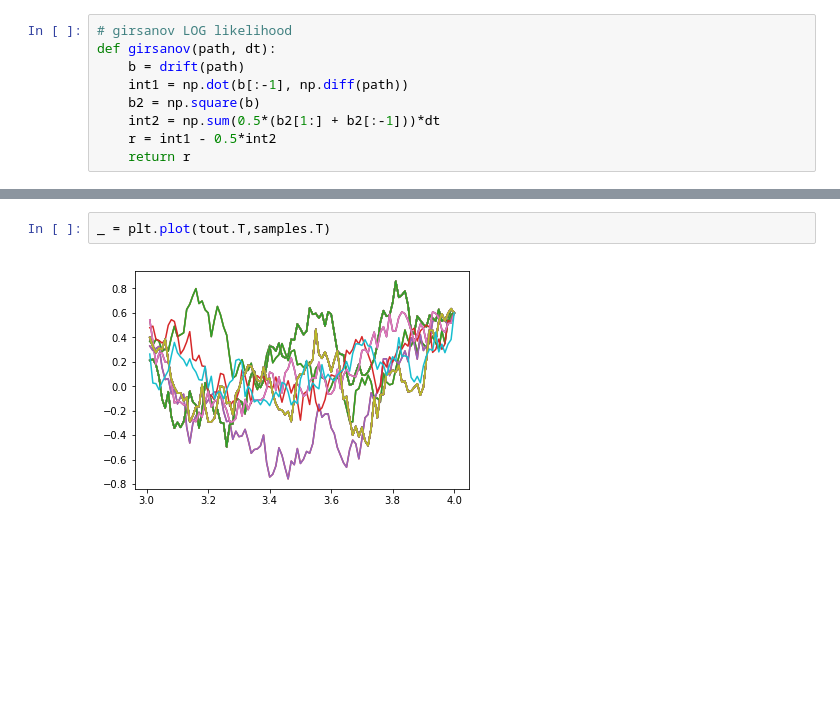
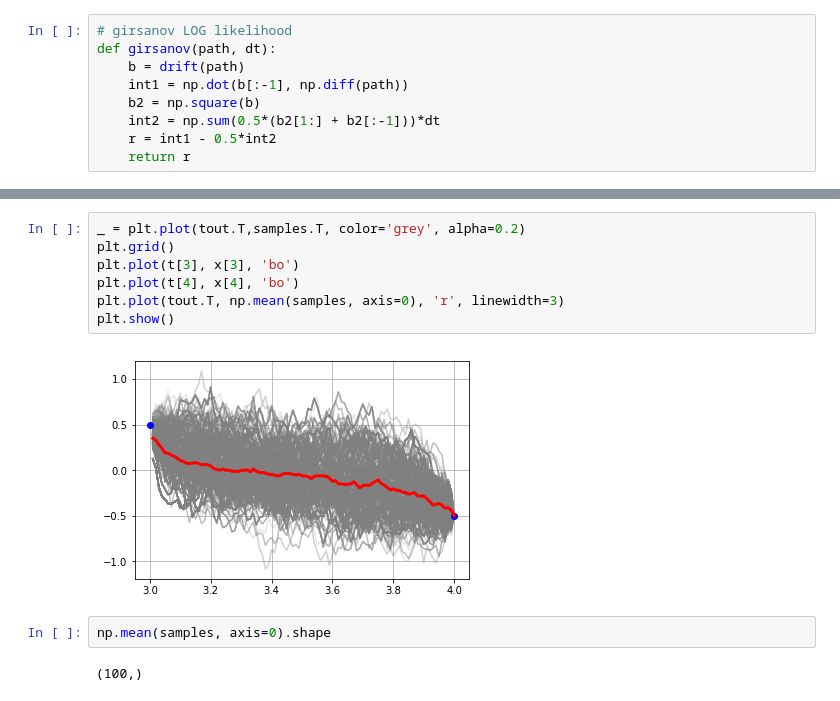
Before and after one commit to hbhat4000/pathsamp, a Jupyter notebook: newbridge/diffbridge1d.ipynb, the cells around one changed output, grey strips where cells are left out. Cells and saved outputs as stored; diff of their text form; blank space fills up the shorter version.

```diff
--- a/newbridge/diffbridge1d.ipynb
+++ b/newbridge/diffbridge1d.ipynb
@@ -127,4 +131,13 @@ Acceptance rate post burn-in: 0.14
-# %%
-_ = plt.plot(tout.T,samples.T)
-# %% [output]
-[figure, removed]
+# %%
+_ = plt.plot(tout.T,samples.T, color='grey', alpha=0.2)
+plt.grid()
+plt.plot(t[3], x[3], 'bo')
+plt.plot(t[4], x[4], 'bo')
+plt.plot(tout.T, np.mean(samples, axis=0), 'r', linewidth=3)
+plt.show()
+# %% [output]
+[figure, added]
+# %%
+np.mean(samples, axis=0).shape
+# %% [output]
+(100,)
```
Also changed, not shown: parts of 4 cells of this notebook, 15 other files.
